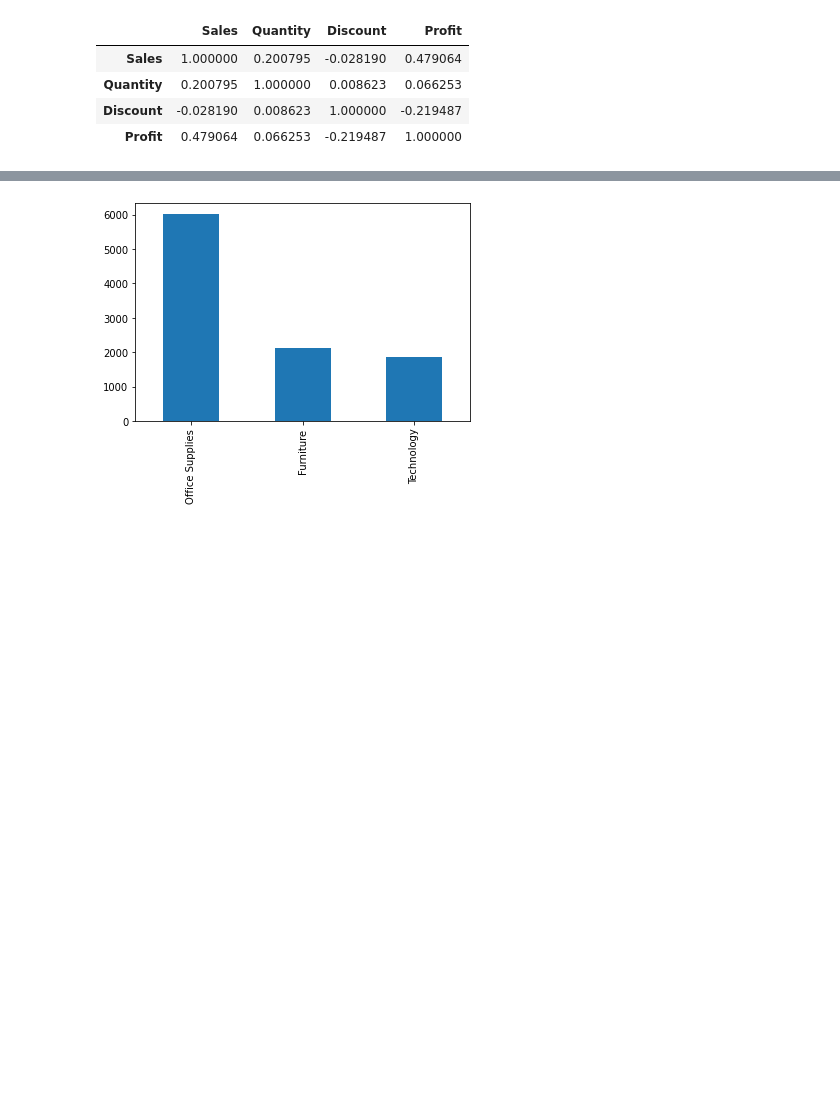
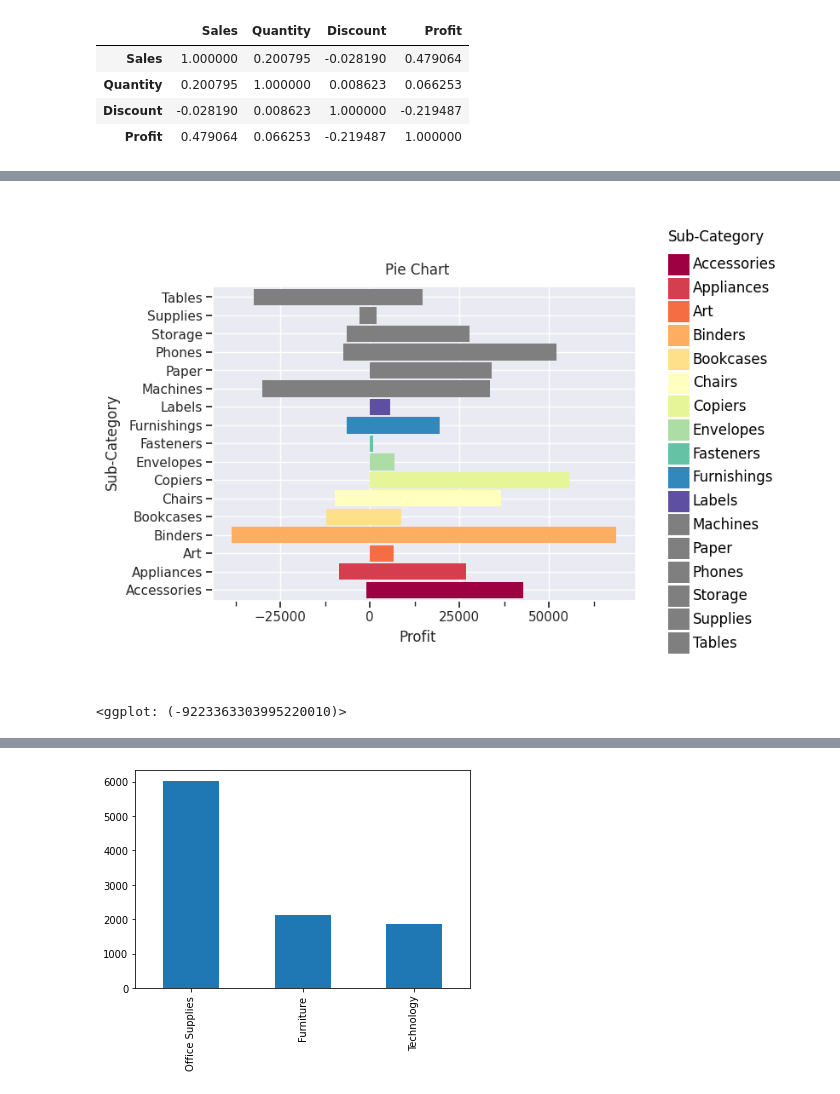
Before and after one commit to Akankhya-Mohapatra/SparksFoundation-Internship, a Jupyter notebook: Akankhya_GRIP_TASK5.ipynb, the cells around one changed output, grey strips where cells are left out. Saved outputs shown, nothing was run; the diff lists cells and outputs as text; code cells hidden in the pictures; blank space fills up the shorter version.

```diff
--- a/Akankhya_GRIP_TASK5.ipynb
+++ b/Akankhya_GRIP_TASK5.ipynb
@@ -222,0 +223,8 @@ plot.show();
+# %%
+Profit_plot = (ggplot(data_1, aes(x='Sub-Category', y='Profit', fill='Sub-Category')) + geom_col() + coord_flip()
++ scale_fill_brewer(type='div', palette="Spectral") + theme_seaborn() + ggtitle('Pie Chart'))
+
+display(Profit_plot)
+# %% [output]
+[figure, added]
+<ggplot: (-9223363303995220010)>
```
Also changed, not shown: parts of 45 cells of this notebook.
